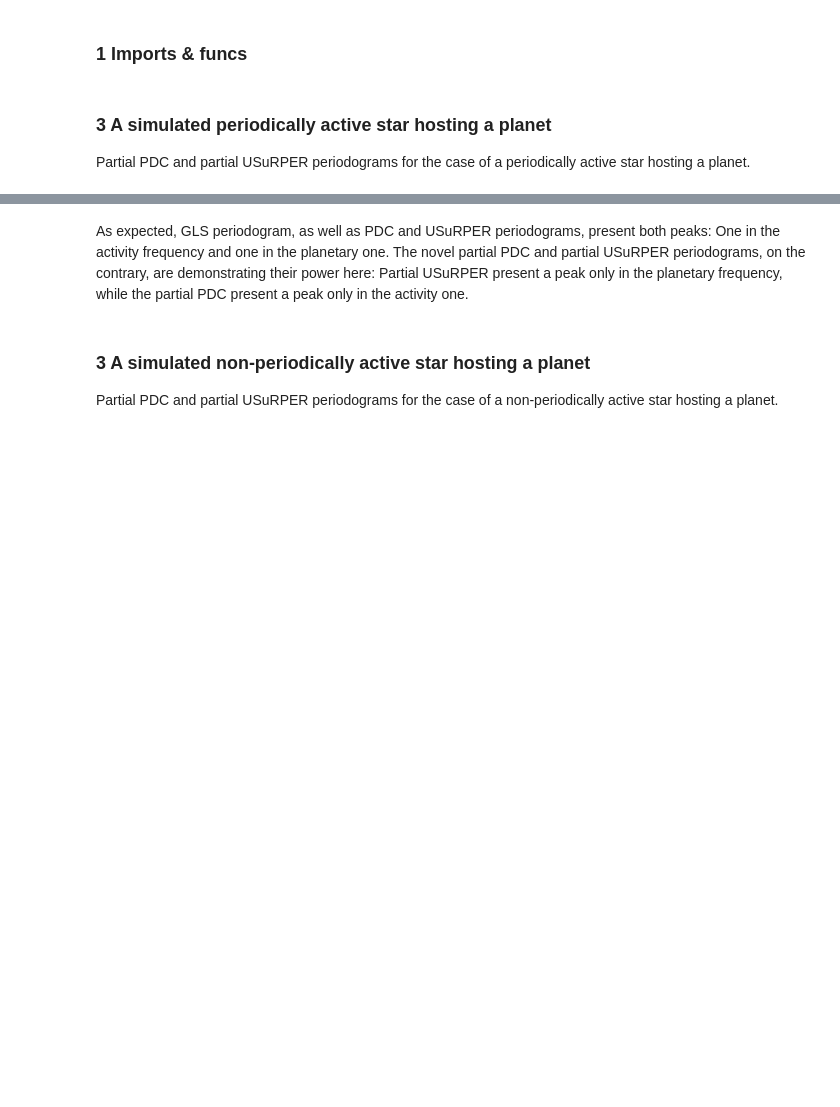
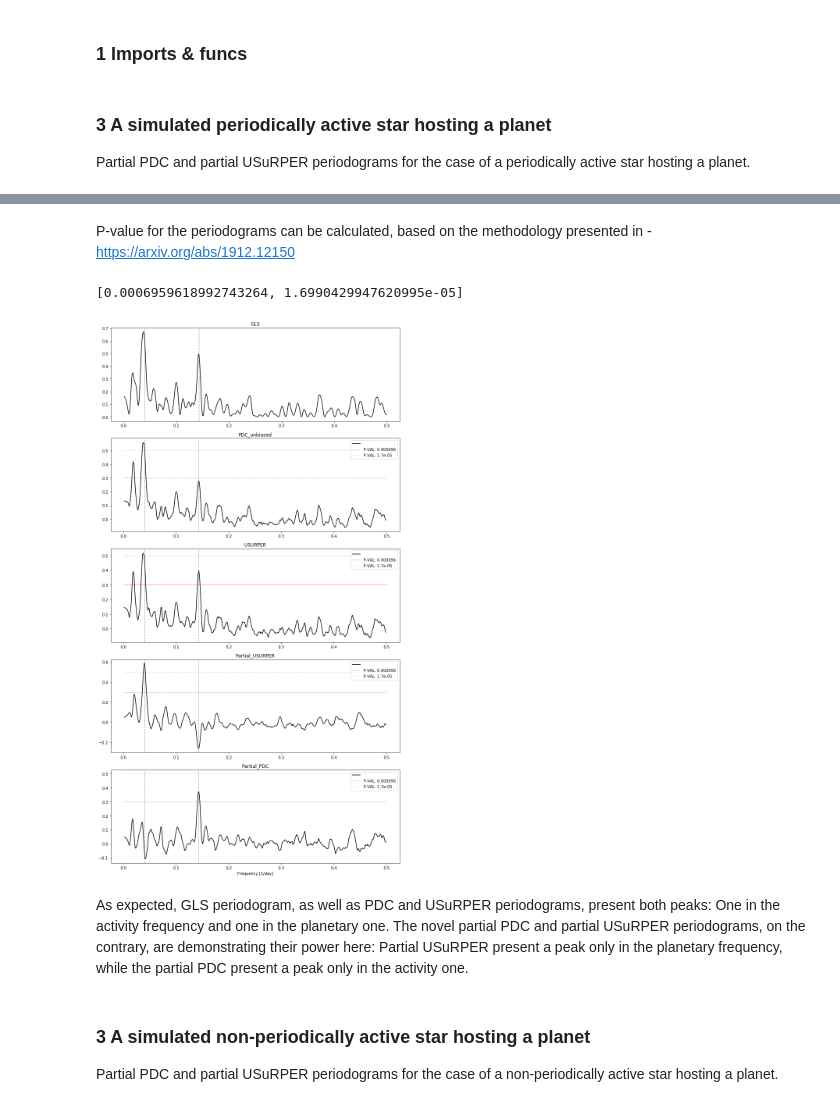
Before and after one commit to SPARTA-dev/SPARTA, a Jupyter notebook: examples/Partial Distance Correlation Periodogram/Partial_Distance_Correlation_Periodogram_Simulated_Demonstrations-final.ipynb, the cells around one changed output, grey strips where cells are left out. Cells and saved outputs as stored; diff of their text form; code cells hidden in the pictures; blank space fills up the shorter version.

```diff
--- a/examples/Partial Distance Correlation Periodogram/Partial_Distance_Correlation_Periodogram_Simulated_Demonstrations-final.ipynb
+++ b/examples/Partial Distance Correlation Periodogram/Partial_Distance_Correlation_Periodogram_Simulated_Demonstrations-final.ipynb
@@ -48,9 +49,9 @@ template_spot = Template(temp=temp_spot, log_g=log_g, metal=metal, alpha=alpha,
 # defining test parameters
 N = 35 # 35 oberservation will be simulated
 v_sin_i = 5 # km/s
-spec_power_ratio = 0.005 # The simulated spotted spectrum amounts to 0.5% of the stellar spectrum
-planet_k = 0.05 # The semi-amplitude of the star reflex motion due to the planet gravity is 50 m/s
-star_k = 1 # The semi-amplitude of the star RV induced by the stellar activity is 1 km/s
+spec_power_ratio = -0.005 # The simulated spot size amounts to 0.5% of the star size
+planet_k = 0.05 # The semi-amplitude of the star reflext motion due to the planet gravity is 50 m/s
+star_k = 1 # The semi-amplitude of the star reflext motion due to the planet gravity is 1 km/s
 snr = 100 # White noise is being added
 
 spot_period = 25 # days
@@ -106,4 +107,11 @@ Mean velocity error: 0.046958706790908765
 [figure]
+# %% [markdown]
+P-value for the periodograms can be calculated, based on the methodology presented in - https://arxiv.org/abs/1912.12150
+# %%
+obs.periodicity_detector.calc_pdc_periodograms_pval([0.3, 0.5], plot=True)
+# %% [output]
+[0.0006959618992743264, 1.6990429947620995e-05]
+[figure, added]
 # %% [markdown]
 As expected, GLS periodogram, as well as PDC and USuRPER periodograms, present both peaks:
 One in the activity frequency and one in the planetary one.
```
Also changed, not shown: parts of 4 cells of this notebook.
